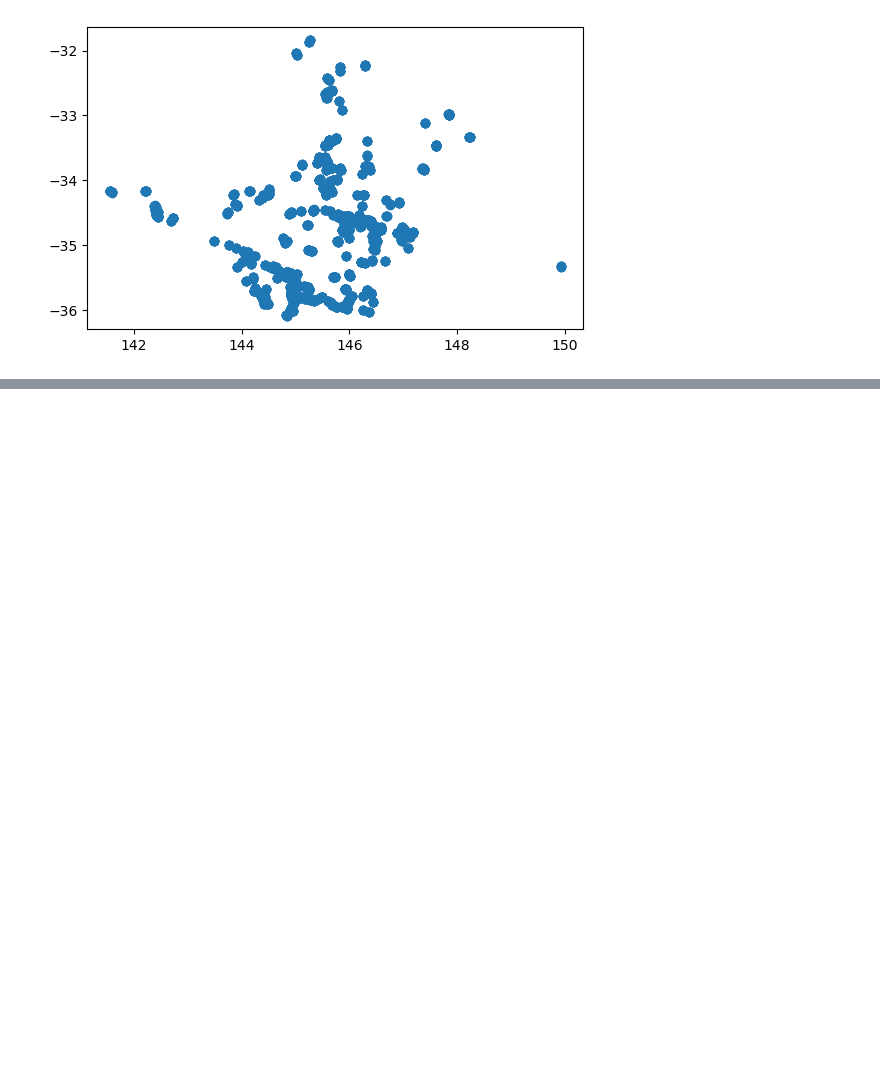
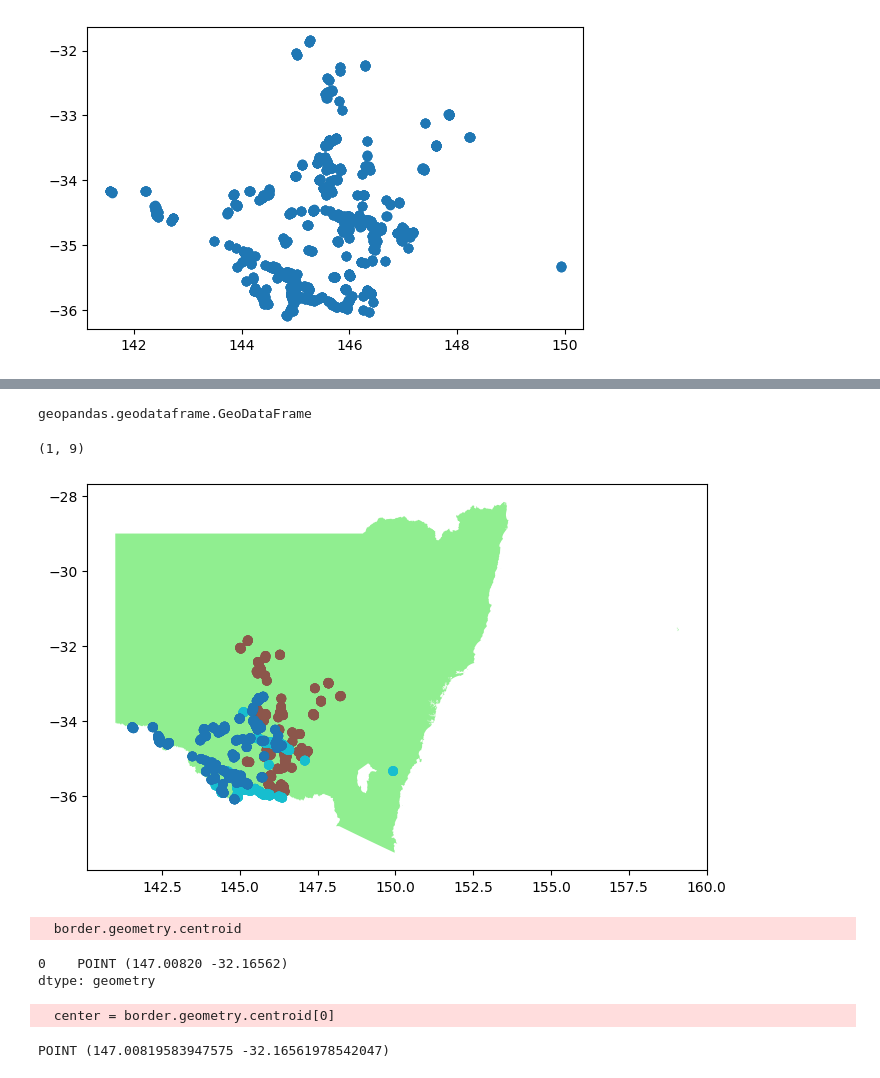
Before and after one commit to mjbeall09876/Capstone_DA09, a Jupyter notebook: NSW/NSW Map.ipynb, the cells around one changed output, grey strips where cells are left out. Cells and saved outputs as stored; diff of their text form; code cells hidden in the pictures; blank space fills up the shorter version.

```diff
--- a/NSW/NSW Map.ipynb
+++ b/NSW/NSW Map.ipynb
@@ -95,0 +133,4 @@ nswmap.plot()
+# %%
+type(nsw)
+# %% [output]
+geopandas.geodataframe.GeoDataFrame
@@ -95,0 +139,25 @@ nswmap.plot()
+# %%
+border = nsw.loc[nsw['STE_NAME21'] == 'New South Wales']
+border.shape
+# %% [output]
+(1, 9)
+# %%
+ax = border.plot(figsize = (8, 10), color = 'lightgreen')
+nswmap.plot( ax = ax, column = 'Community');
+plt.show();
+# %% [output]
+[figure, added]
+# %%
+border.geometry.centroid
+# %% [output]
+  border.geometry.centroid
+0    POINT (147.00820 -32.16562)
+dtype: geometry
+# %%
+center = border.geometry.centroid[0]
+# %% [output]
+  center = border.geometry.centroid[0]
+# %%
+print(center)
+# %% [output]
+POINT (147.00819583947575 -32.16561978542047)
```
Also changed, not shown: parts of 11 cells of this notebook, 8 other files.
